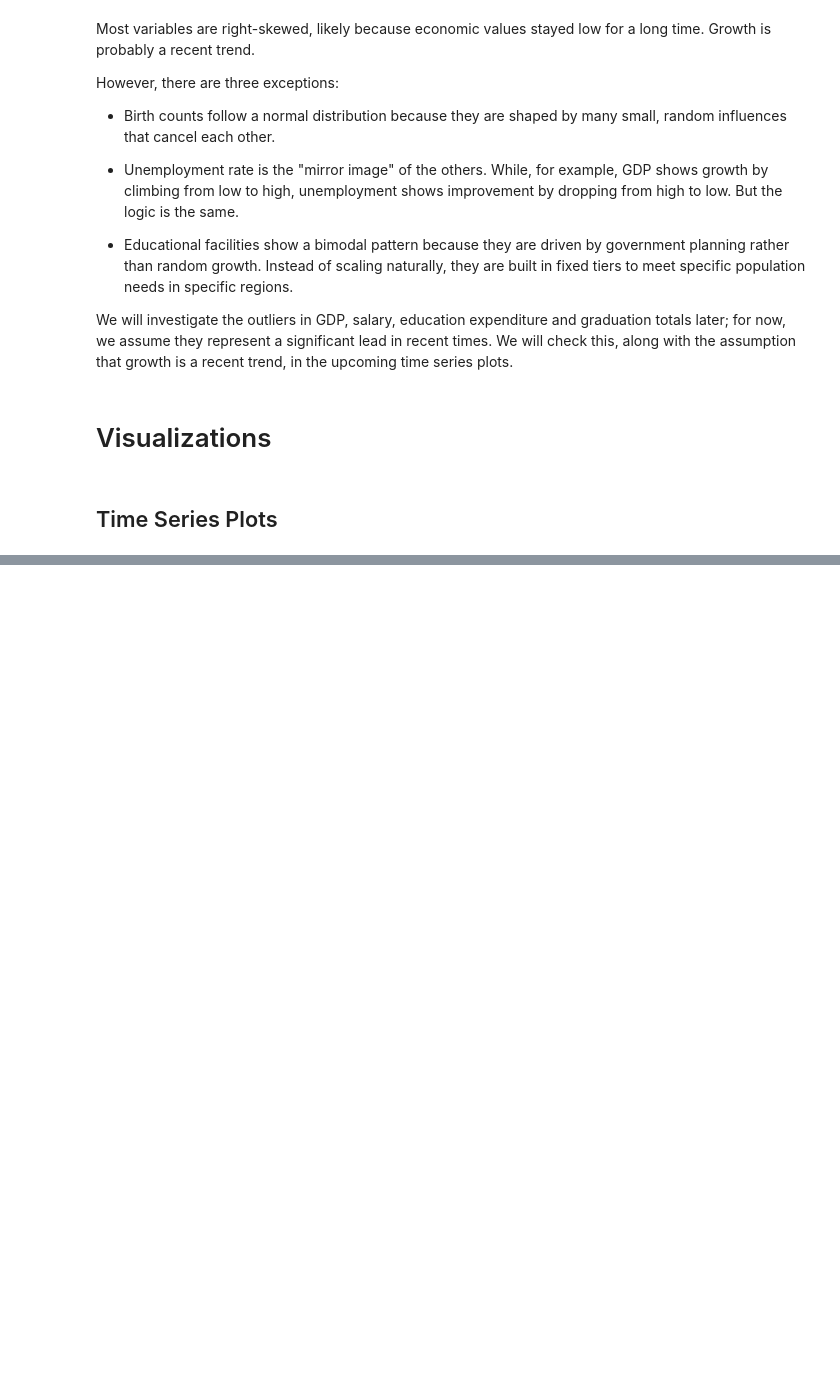
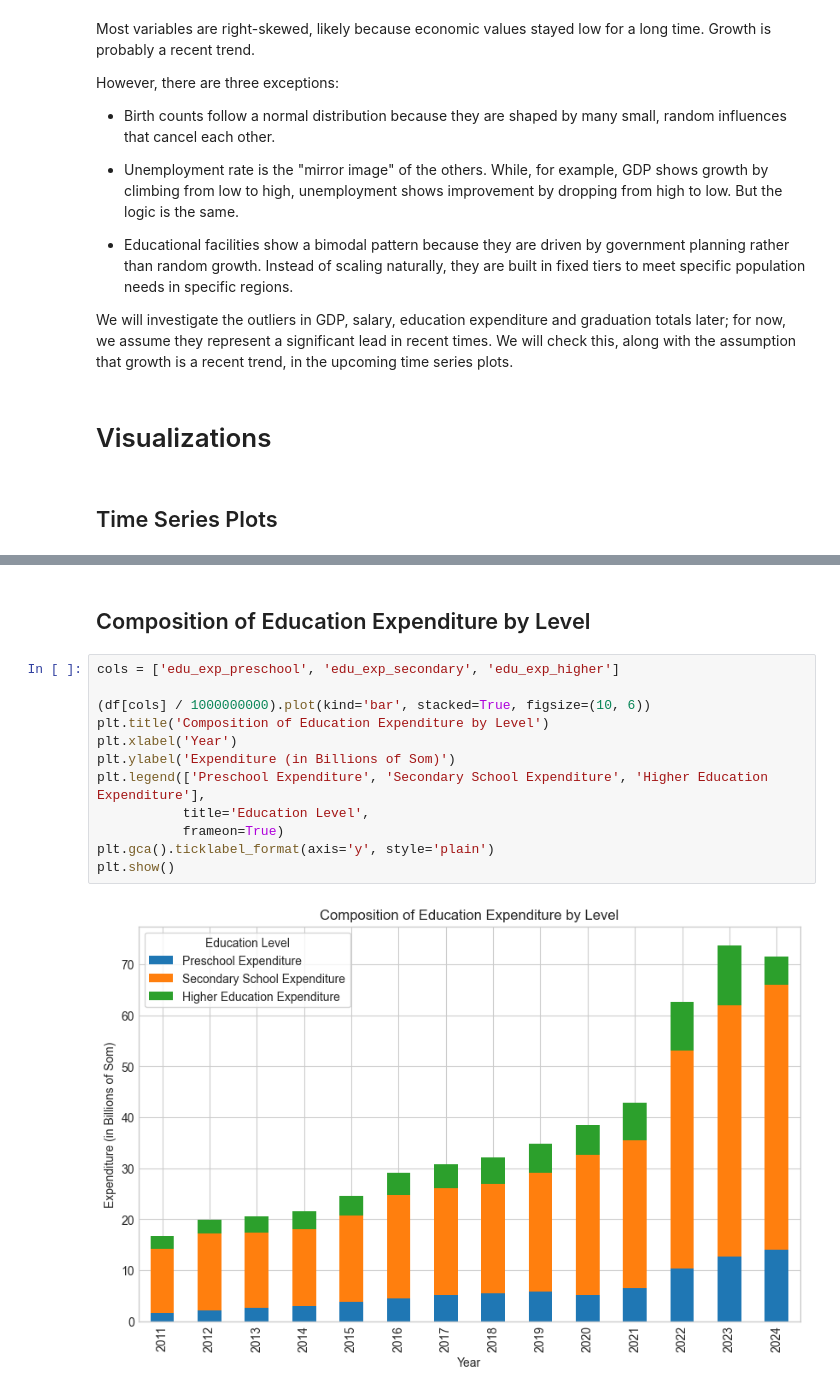
Before and after one commit to rus5sp/DAV-Project, a Jupyter notebook: eda.ipynb, the cells around one changed output, grey strips where cells are left out. Saved outputs shown, nothing was run; the diff lists cells and outputs as text; blank space fills up the shorter version.

```diff
--- a/eda.ipynb
+++ b/eda.ipynb
@@ -238,0 +249,16 @@ plt.show()
+# %% [markdown]
+## Composition of Education Expenditure by Level
+# %%
+cols = ['edu_exp_preschool', 'edu_exp_secondary', 'edu_exp_higher']
+
+(df[cols] / 1000000000).plot(kind='bar', stacked=True, figsize=(10, 6))
+plt.title('Composition of Education Expenditure by Level')
+plt.xlabel('Year')
+plt.ylabel('Expenditure (in Billions of Som)')
+plt.legend(['Preschool Expenditure', 'Secondary School Expenditure', 'Higher Education Expenditure'],
+           title='Education Level',
+           frameon=True)
+plt.gca().ticklabel_format(axis='y', style='plain')
+plt.show()
+# %% [output]
+[figure, added]
```
Also changed, not shown: parts of 5 cells of this notebook.
